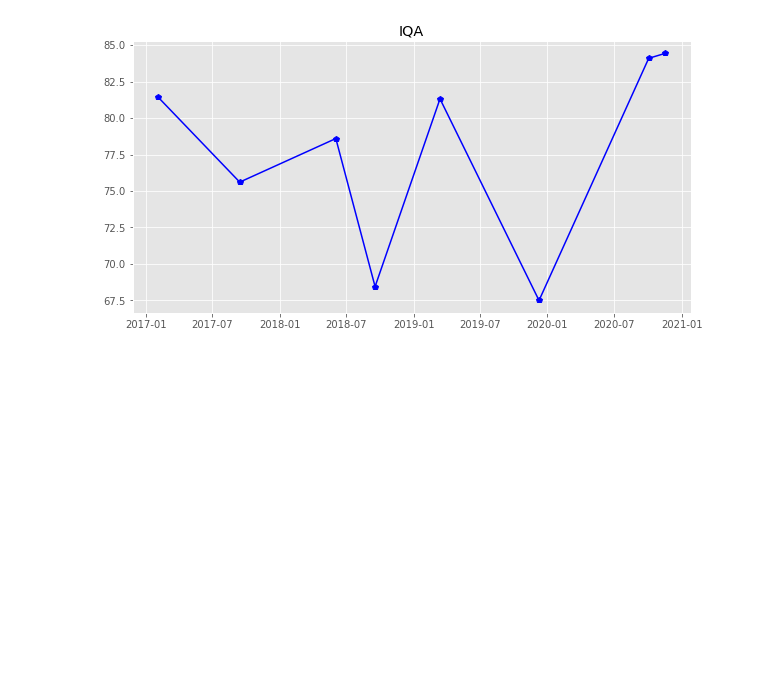
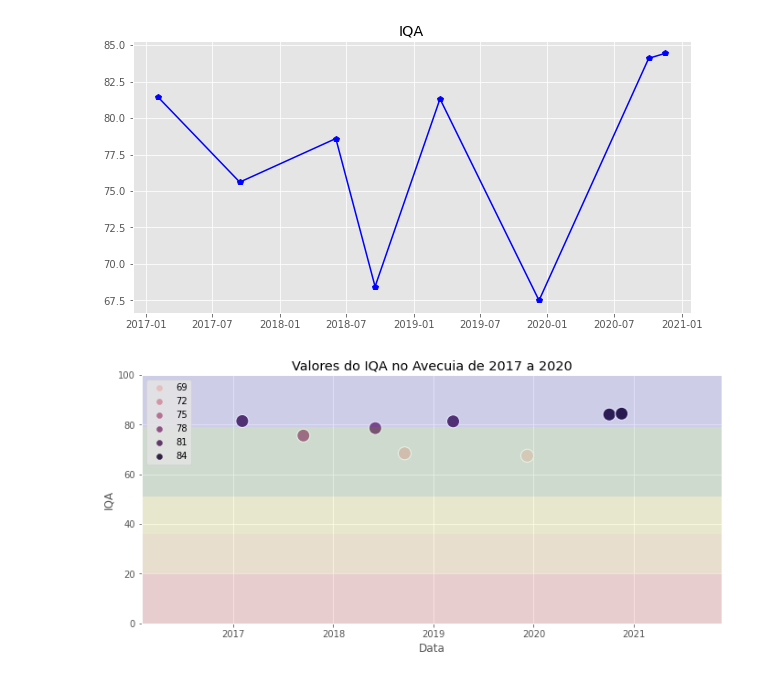
Before and after one commit to AntonioFuziy/p3_QTA, a Jupyter notebook: p3_Avecuia.ipynb, the cells around one changed output. Cells and saved outputs as stored; diff of their text form; code cells hidden in the pictures; blank space fills up the shorter version.

```diff
--- a/p3_Avecuia.ipynb
+++ b/p3_Avecuia.ipynb
@@ -331,3 +341,24 @@ plt.savefig("IQA.png")
 plt.show()
 # %% [output]
 [figure]
+# %%
+data = pd.Series([iqa_dates, iqa_list], index=['Data', 'IQA'], name='data')
+# %%
+fig = plt.figure(figsize=(25, 5))
+ax = fig.add_subplot(121)
+ax.set_ylim([0, 100])
+ax.set_xlabel('Data')
+ax.set_ylabel('IQA')
+ax.set_title('Valores do IQA no Avecuia de 2017 a 2020')
+ax.axhspan(0, 20, facecolor='red', alpha=0.1)
+ax.axhspan(20, 36, facecolor='orange', alpha=0.1)
+ax.axhspan(36, 51, facecolor='yellow', alpha=0.1)
+ax.axhspan(51, 79, facecolor='green', alpha=0.1)
+ax.axhspan(79, 100, facecolor='blue', alpha=0.1)
+sns.scatterplot(x='Data', y='IQA', hue="IQA",data=data, s=200)
+ax.legend(loc=2, prop={'size': 10})
+plt.savefig('IQA.png')
+plt.xlim('2016-02-03', '2021-11-17')
+plt.show()
+# %% [output]
+[figure, added]
```
Also changed, not shown: parts of 2 cells of this notebook, 12 other files.
